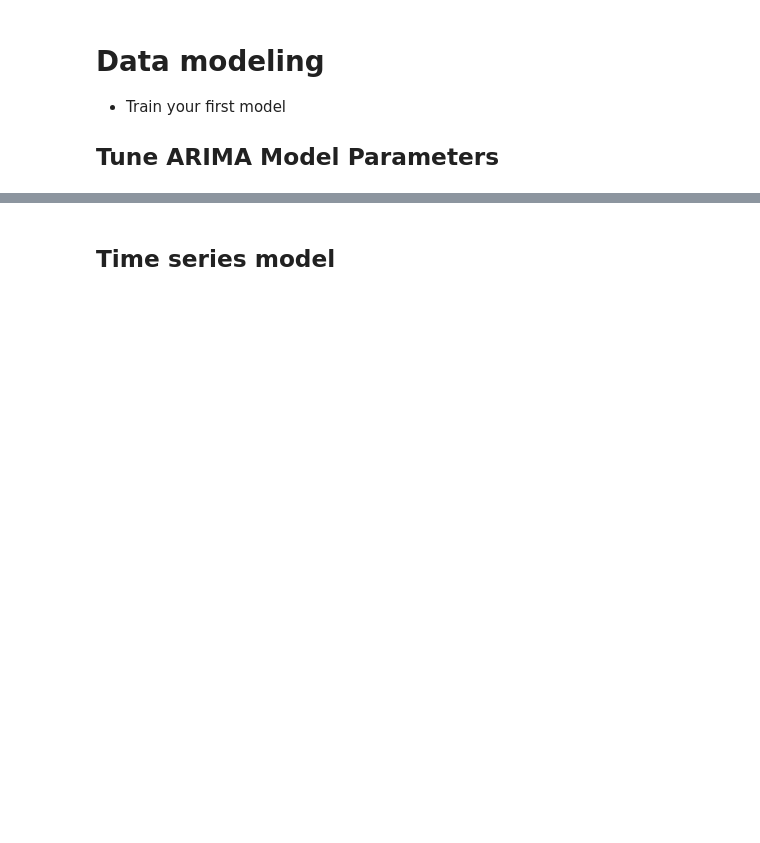
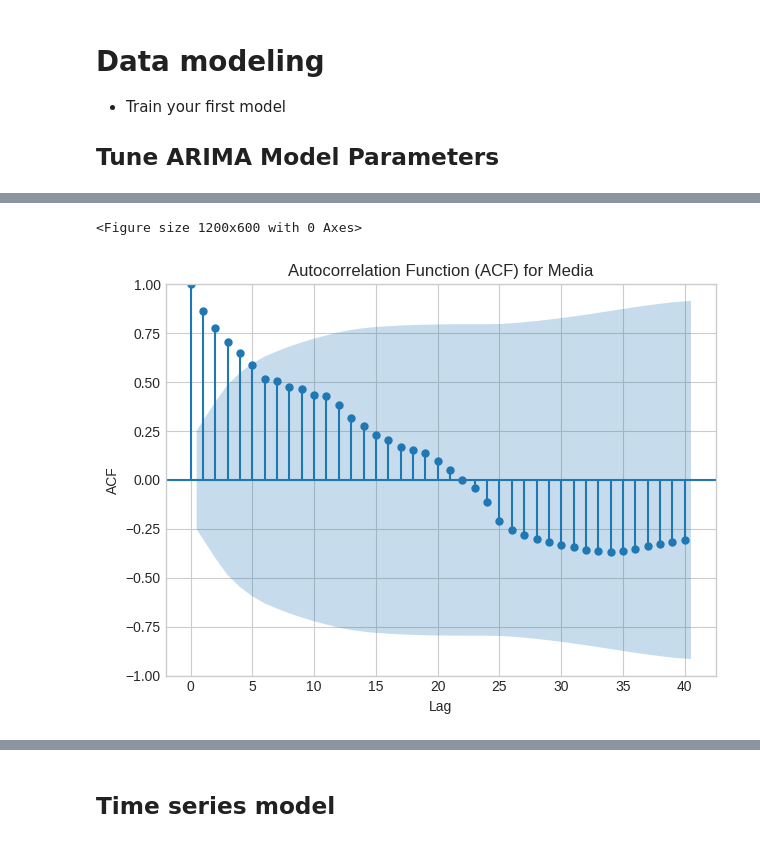
Before and after one commit to clairelin20523/dsc232r-amazon-predictive-modeling, a Jupyter notebook: milestone4.ipynb, the cells around one changed output, grey strips where cells are left out. Cells and saved outputs as stored; diff of their text form; code cells hidden in the pictures; blank space fills up the shorter version.

```diff
--- a/milestone4.ipynb
+++ b/milestone4.ipynb
@@ -685 +681,18 @@ Forecast: 60    994812.531086
 Name: predicted_mean, dtype: float64
+# %%
+def ACF():
+    # ACF plot
+    plt.figure(figsize = (12, 6))
+    plot_acf(series, lags = 40, alpha = 0.05)
+    plt.xlabel('Lag')
+    plt.ylabel('ACF')
+    plt.title('Autocorrelation Function (ACF) for %s' %subcategory)
+    plt.grid(True)
+    plt.tight_layout()
+    return plt
+# %%
+plt = ACF()
+#plt.savefig('5.png')
+# %% [output]
+<Figure size 1200x600 with 0 Axes>
+[figure, added]
```
Also changed, not shown: parts of 24 cells of this notebook.
